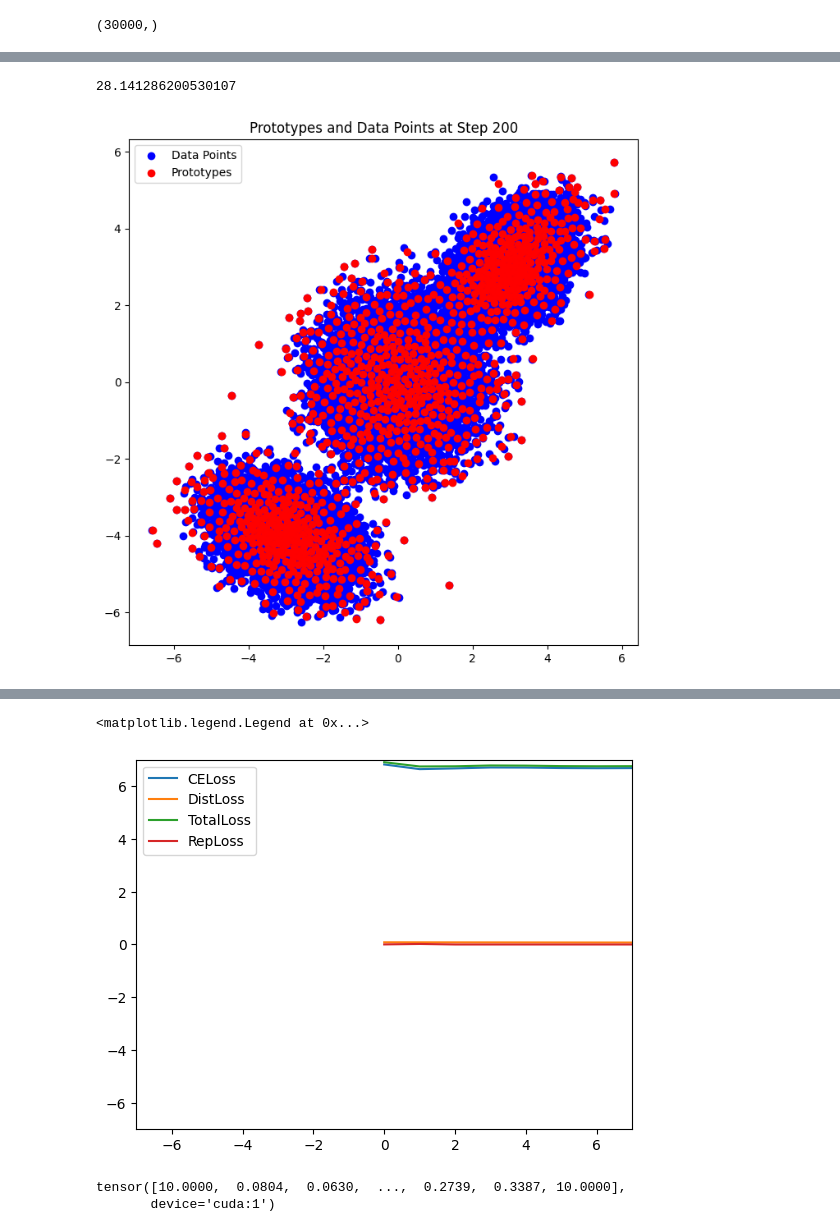
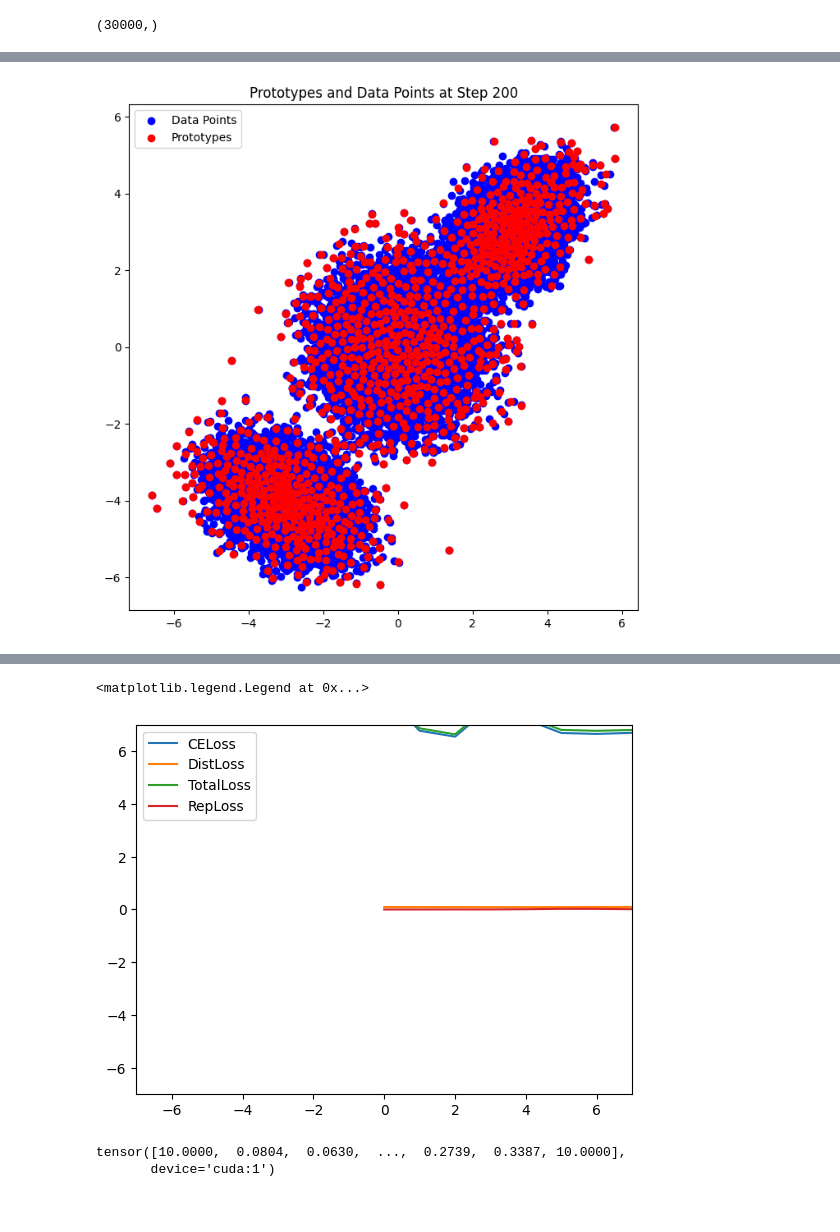
Before and after one commit to batuceng/max_quantile, a Jupyter notebook: 2d_prototypes_v5.ipynb, the cells around one changed output, grey strips where cells are left out. Drawn from its saved outputs; the diff is of its cells as text; code cells hidden in the pictures.

```diff
--- a/2d_prototypes_v5.ipynb
+++ b/2d_prototypes_v5.ipynb
@@ -403,7 +399,3 @@ pinaw = (output_probs == 1).sum() * one_square_area
-# %%
-output_probs_grid.sum() * one_square_area
-# %% [output]
-28.141286200530107
 # %%
 ######### PROTOTYPE 1 ####################33
 # %%
@@ -647,7 +639,8 @@ for step in range(200):
         plt.legend()
         plt.show()
     # Clear unused protos
-    if (step!=0) and ((step+1) % 50 == 0):
+    # if (step!=0) and ((step+1) % 50 == 0):
+    if step == 50:
     # if step == 100:
         with torch.no_grad():
             logits = model(train_x)
@@ -672,36 +665,36 @@ for step in range(200):
     areas = calculate_areas(protos)
     adjusted_logits = logits + torch.log(areas).unsqueeze(0).detach().to(device)
 
-    ce_loss = criterion(adjusted_logits/2, pos)
+    ce_loss = criterion(adjusted_logits / 3, pos)
     mindist_loss = lambda_fact * torch.mean(mindist)
 
     # ce_loss = criterion(logits, pos)
     # protos2protos_dist = 0.1 * (-torch.cdist(protos, protos, p=2).topk(k=2, dim=1, largest=False).values.mean())
     # ce_loss = distance_based_ce(logits, cdist_list,protos,temp_logits=1, temp_cdist=1)
 
     rep_loss = 0.5 * repulsion_loss(protos,0.02)
     loss = ce_loss + mindist_loss + rep_loss #+ protos2protos_dist
 
     ce_losses.append(ce_loss.data.item())
     mindist_losses.append(mindist_loss.data.item())
     repulsion_losses.append(rep_loss.data.item())
     losses.append(loss.data.item())
     #print(yqs.shape, train_y_tr.shape)
     loss.backward()
     # clip the protos gradient
     torch.nn.utils.clip_grad_norm_(protos, 0.1)
     optimizer.step()
 
     if (step==0) or ((step+1) % 10 == 0):
         print(f'epoch {step+1}, loss={loss.data.item():.4}, CE_Loss: {ce_loss.data.item()}, MinDist_Loss: {mindist_loss.data.item()},rep_loss: {rep_loss.data.item()}')
 
 plt.xlim(-7,7)
 plt.ylim(-7,7)
 
 plt.plot(ce_losses, label='CELoss')
 plt.plot(mindist_losses, label='DistLoss')
 plt.plot(losses, label='TotalLoss')
 plt.plot(repulsion_losses, label='RepLoss')
 plt.legend()
 # %% [output]
-[figure, old version]
+[figure, new version]
@@ -709,5 +702,5 @@ epoch 200, loss=6.772, CE_Loss: 6.704961776733398, MinDist_Loss: 0.0668247938156
 <matplotlib.legend.Legend at 0x...>
-[figure, old version]
+[figure, new version]
 # %%
 region_areas
 # %% [output]
```
Also changed, not shown: parts of 5 cells of this notebook, 1 other file.
